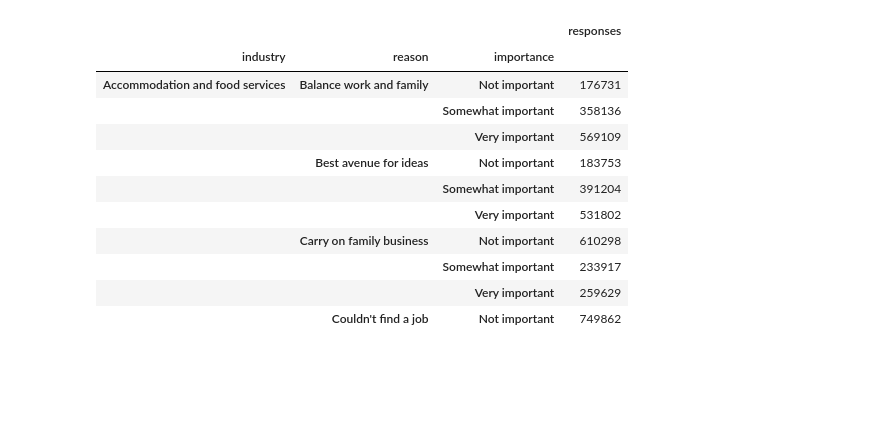
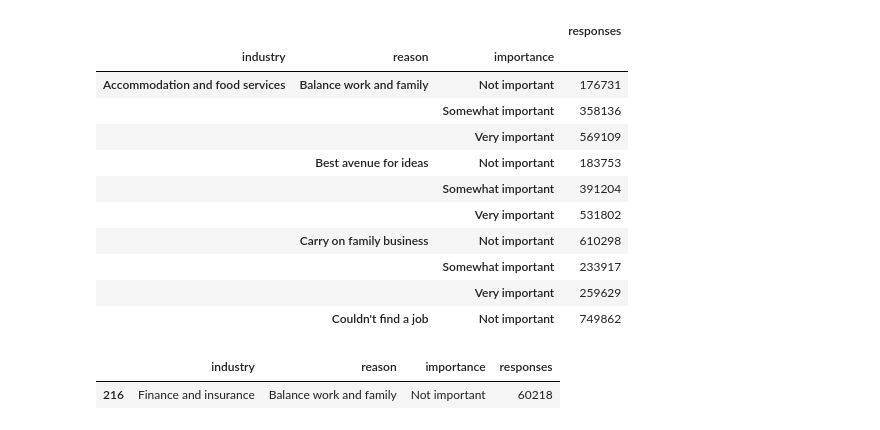
Before and after one commit to jedc4xer/abs_group_assessment, a Jupyter notebook: data_exploration.ipynb, the cells around one changed output. Saved outputs shown, nothing was run; the diff lists cells and outputs as text; code cells hidden in the pictures; blank space fills up the shorter version.

```diff
--- a/data_exploration.ipynb
+++ b/data_exploration.ipynb
@@ -377,4 +377,9 @@ grouped_reason.head(10)
 |  |  | Very important | 259629 |
 |  | Couldn't find a job | Not important | 749862 |
 # %%
-subset = grouped_reason[()]
+subset = grouped_reason.reset_index()
+accom_subset = subset[(subset['industry'].str.contains('inanc'))]
+accom_subset.head(1)
+# %% [output]
+|  | industry | reason | importance | responses |
+| 216 | Finance and insurance | Balance work and family | Not important | 60218 |
```
Also changed, not shown: parts of 2 cells of this notebook, 1 other file.
